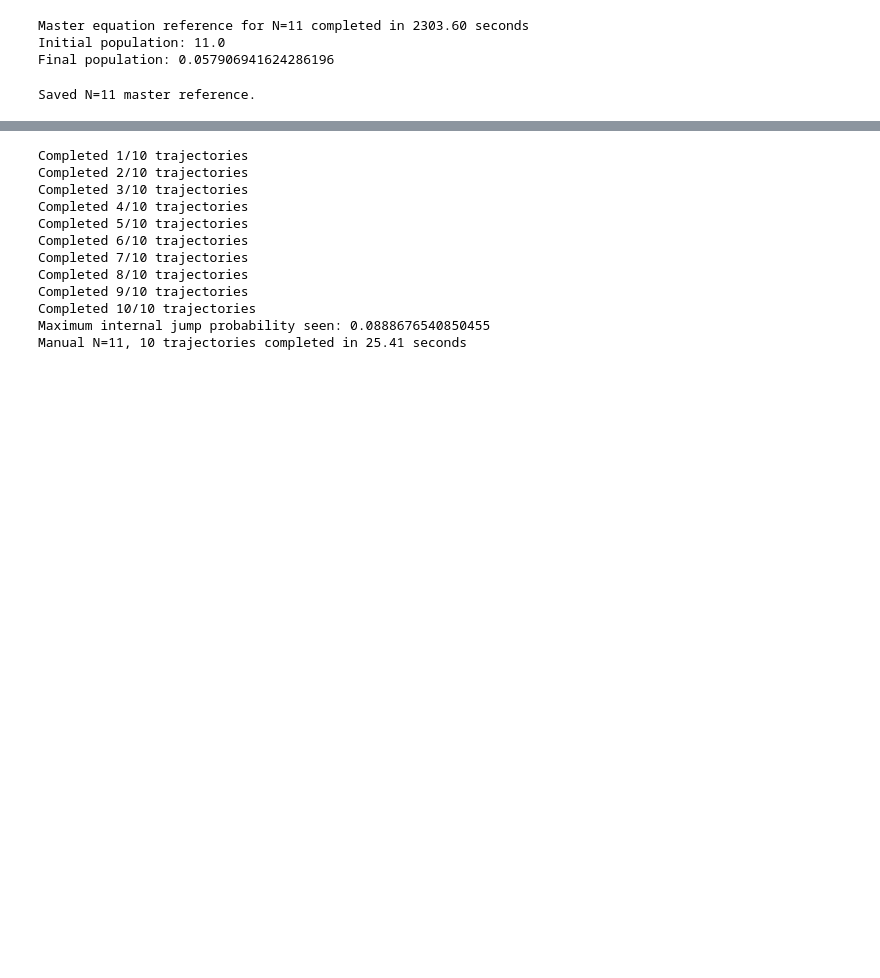
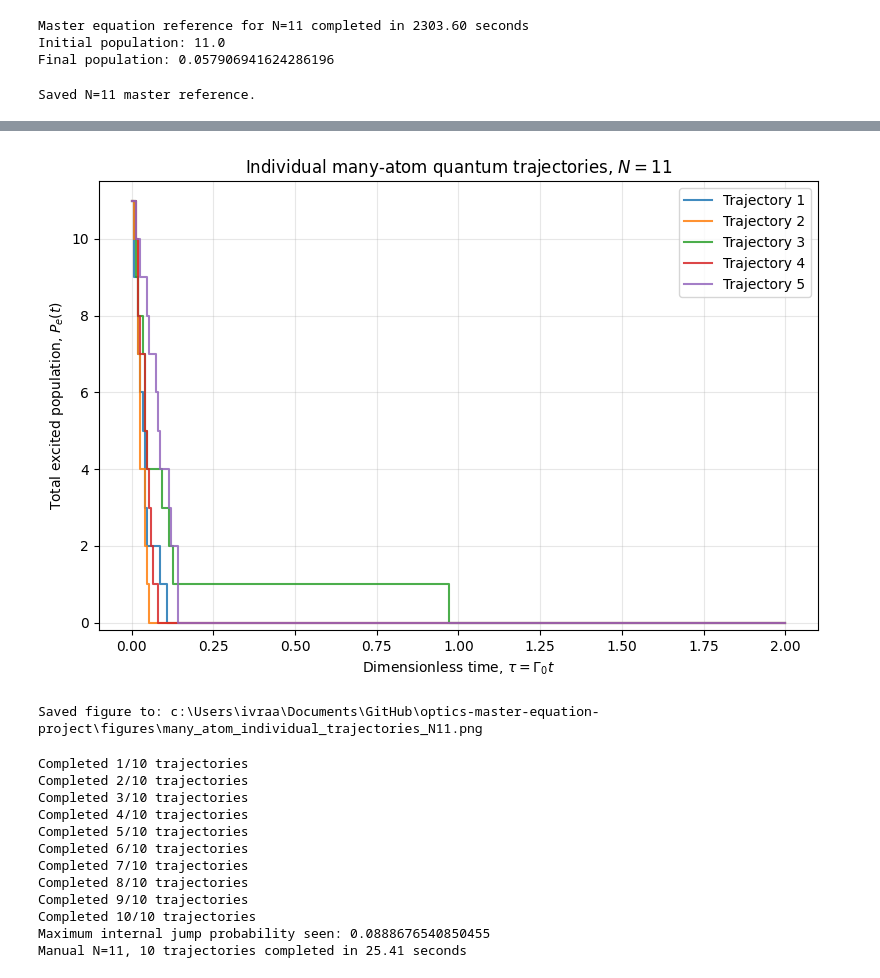
Before and after one commit to shivibalaji/optics-master-equation-project, a Jupyter notebook: notebooks/06_many_atom_trajectories.ipynb, the cells around one changed output, grey strips where cells are left out. Cells and saved outputs as stored; diff of their text form; code cells hidden in the pictures; blank space fills up the shorter version.

Commit message:
Update final project report and N11 trajectory results

```diff
--- a/notebooks/06_many_atom_trajectories.ipynb
+++ b/notebooks/06_many_atom_trajectories.ipynb
@@ -766,3 +907,33 @@ def solve_manual_quantum_trajectories(
+# %%
+#plot-individual-trajectories-N11
+plt.figure(figsize=(8, 5.5))
+
+for index in range(individual_trajectories_N11.shape[0]):
+    plt.step(
+        tau_grid,
+        individual_trajectories_N11[index],
+        where="post",
+        linewidth=1.5,
+        alpha=0.85,
+        label=f"Trajectory {index + 1}",
+    )
+
+plt.xlabel(r"Dimensionless time, $\tau=\Gamma_0 t$")
+plt.ylabel(r"Total excited population, $P_e(t)$")
+plt.title(r"Individual many-atom quantum trajectories, $N=11$")
+plt.grid(True, alpha=0.3)
+plt.ylim(-0.2, num_atoms_N11 + 0.5)
+plt.legend()
+plt.tight_layout()
+
+figure_path = FIGURES_DIR / "many_atom_individual_trajectories_N11.png"
+plt.savefig(figure_path, dpi=300)
+plt.show()
+
+print("Saved figure to:", figure_path)
+# %% [output]
+[figure, added]
+Saved figure to: c:\Users\ivraa\Documents\GitHub\optics-master-equation-project\figures\many_atom_individual_trajectories_N11.png
 # %%
 #test-manual-N11-trajectories
 num_atoms_N11 = 11
```
Also changed, not shown: parts of 2 cells of this notebook, 2 other files.
